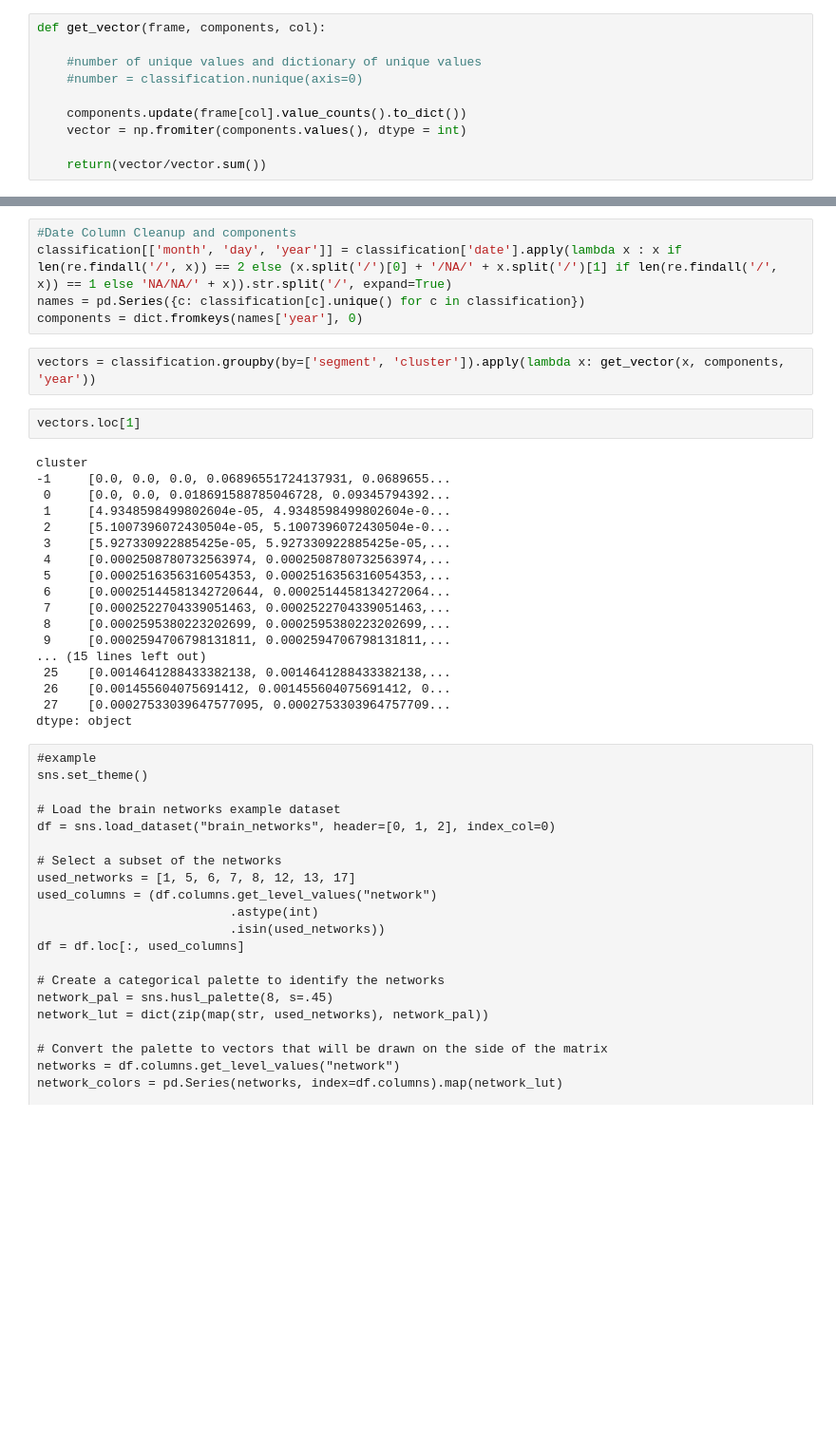
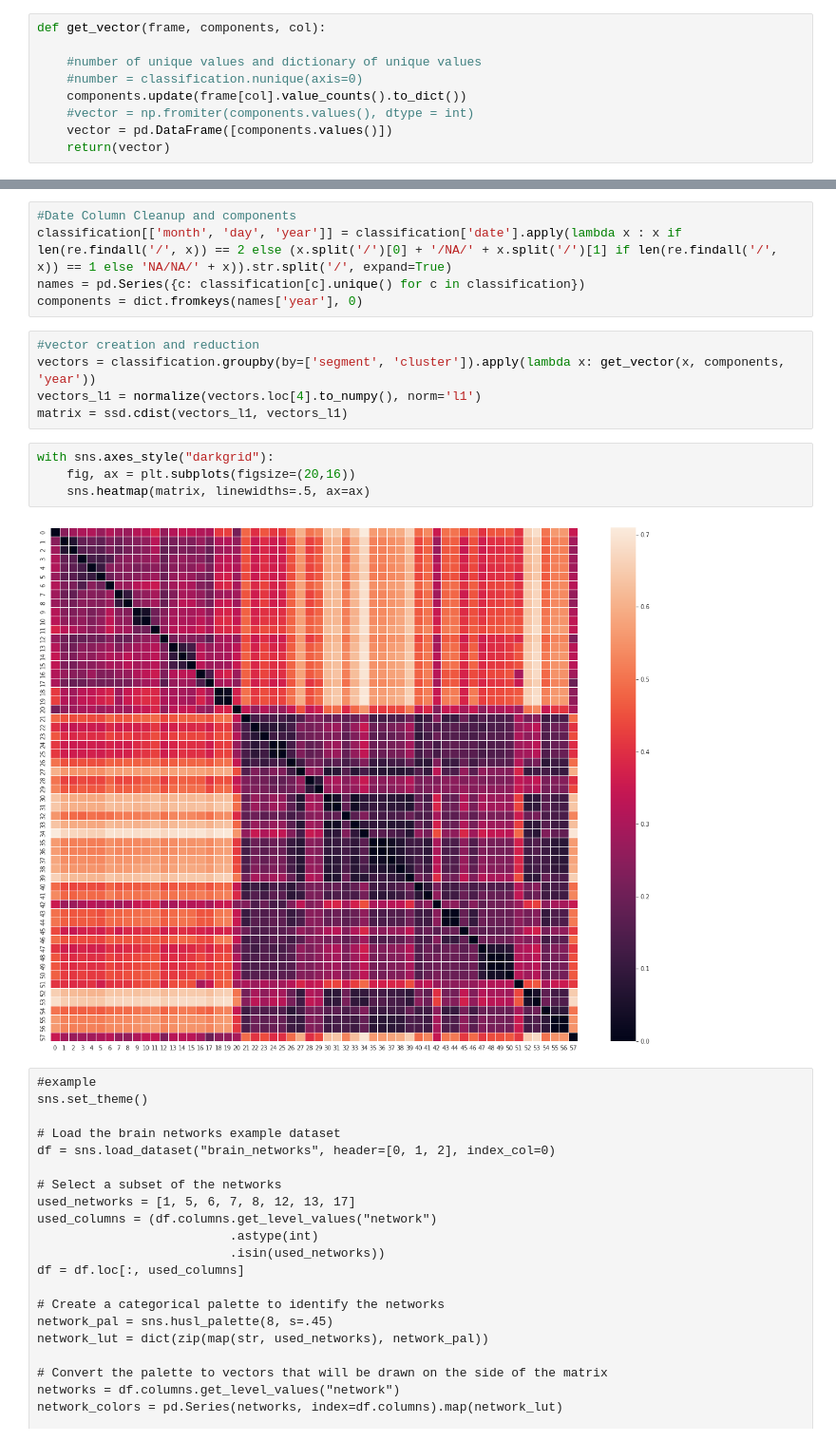
Before and after one commit to ahenoch/FluClust, a Jupyter notebook: Classification_V1.ipynb, the cells around one changed output, grey strips where cells are left out. Shown: that part at 95% size. Cells and saved outputs as stored; diff of their text form; blank space fills up the shorter version.

Commit message:
Matrix comparison

```diff
--- a/Classification_V1.ipynb
+++ b/Classification_V1.ipynb
@@ -8,11 +11,10 @@ def get_vector(frame, components, col):
 
     #number of unique values and dictionary of unique values
     #number = classification.nunique(axis=0)
-
     components.update(frame[col].value_counts().to_dict())
-    vector = np.fromiter(components.values(), dtype = int)
-
-    return(vector/vector.sum())
+    #vector = np.fromiter(components.values(), dtype = int)
+    vector = pd.DataFrame([components.values()])
+    return(vector)
 # %%
 #FASTA metadata upload, faster version of the one in the masterthesis
 exclude = [i for i, line in enumerate(open('A.fasta')) if not line.startswith('>')]
@@ -28,28 +30,17 @@ classification = cluster.join(metadata.set_index('accession').drop(columns=list(
 classification[['month', 'day', 'year']] = classification['date'].apply(lambda x : x if len(re.findall('/', x)) == 2 else (x.split('/')[0] + '/NA/' + x.split('/')[1] if len(re.findall('/', x)) == 1 else 'NA/NA/' + x)).str.split('/', expand=True)
 names = pd.Series({c: classification[c].unique() for c in classification})
 components = dict.fromkeys(names['year'], 0)
-# %%
-vectors = classification.groupby(by=['segment', 'cluster']).apply(lambda x: get_vector(x, components, 'year'))
-# %%
-vectors.loc[1]
-# %% [output]
-cluster
--1     [0.0, 0.0, 0.0, 0.06896551724137931, 0.0689655...
- 0     [0.0, 0.0, 0.018691588785046728, 0.09345794392...
- 1     [4.9348598499802604e-05, 4.9348598499802604e-0...
- 2     [5.1007396072430504e-05, 5.1007396072430504e-0...
- 3     [5.927330922885425e-05, 5.927330922885425e-05,...
- 4     [0.0002508780732563974, 0.0002508780732563974,...
- 5     [0.0002516356316054353, 0.0002516356316054353,...
- 6     [0.00025144581342720644, 0.0002514458134272064...
- 7     [0.0002522704339051463, 0.0002522704339051463,...
- 8     [0.0002595380223202699, 0.0002595380223202699,...
- 9     [0.0002594706798131811, 0.0002594706798131811,...
-... (15 lines left out)
- 25    [0.0014641288433382138, 0.0014641288433382138,...
- 26    [0.001455604075691412, 0.001455604075691412, 0...
- 27    [0.00027533039647577095, 0.0002753303964757709...
-dtype: object
+# %%
+#vector creation and reduction
+vectors = classification.groupby(by=['segment', 'cluster']).apply(lambda x: get_vector(x, components, 'year'))
+vectors_l1 = normalize(vectors.loc[4].to_numpy(), norm='l1')
+matrix = ssd.cdist(vectors_l1, vectors_l1)
+# %%
+with sns.axes_style("darkgrid"):
+    fig, ax = plt.subplots(figsize=(20,16))
+    sns.heatmap(matrix, linewidths=.5, ax=ax)
+# %% [output]
+[figure, added]
 # %% [raw]
 #example
 sns.set_theme()
```
Also changed, not shown: parts of 1 cell of this notebook.
